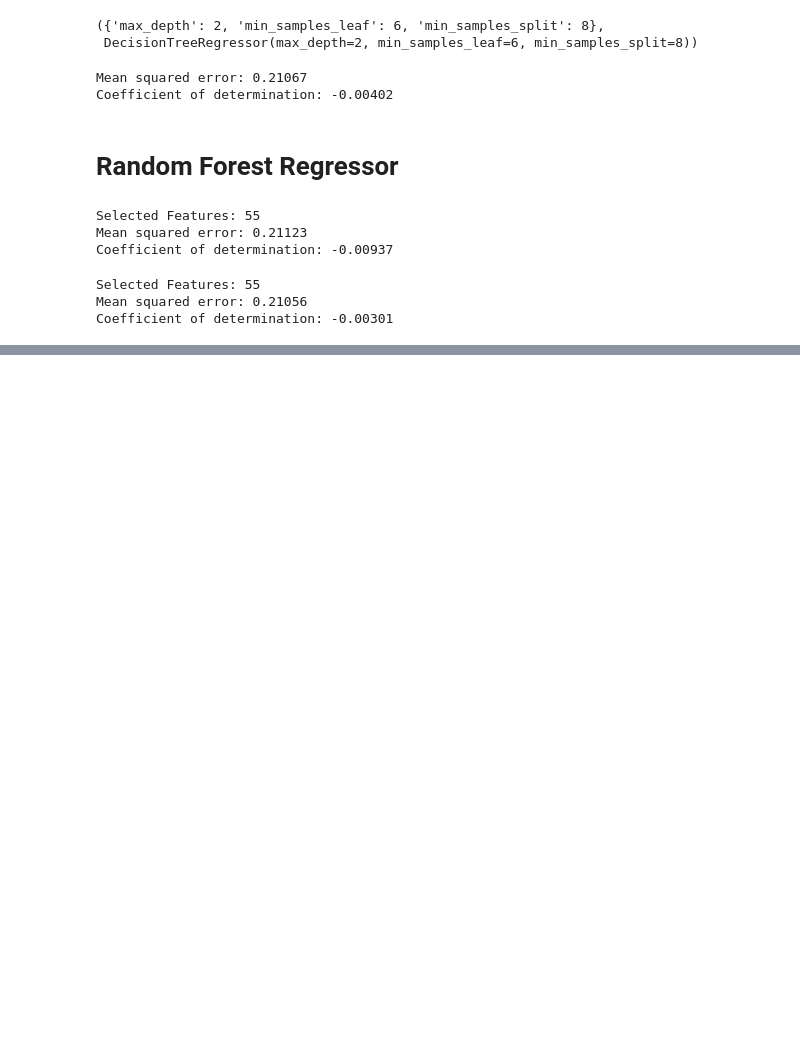
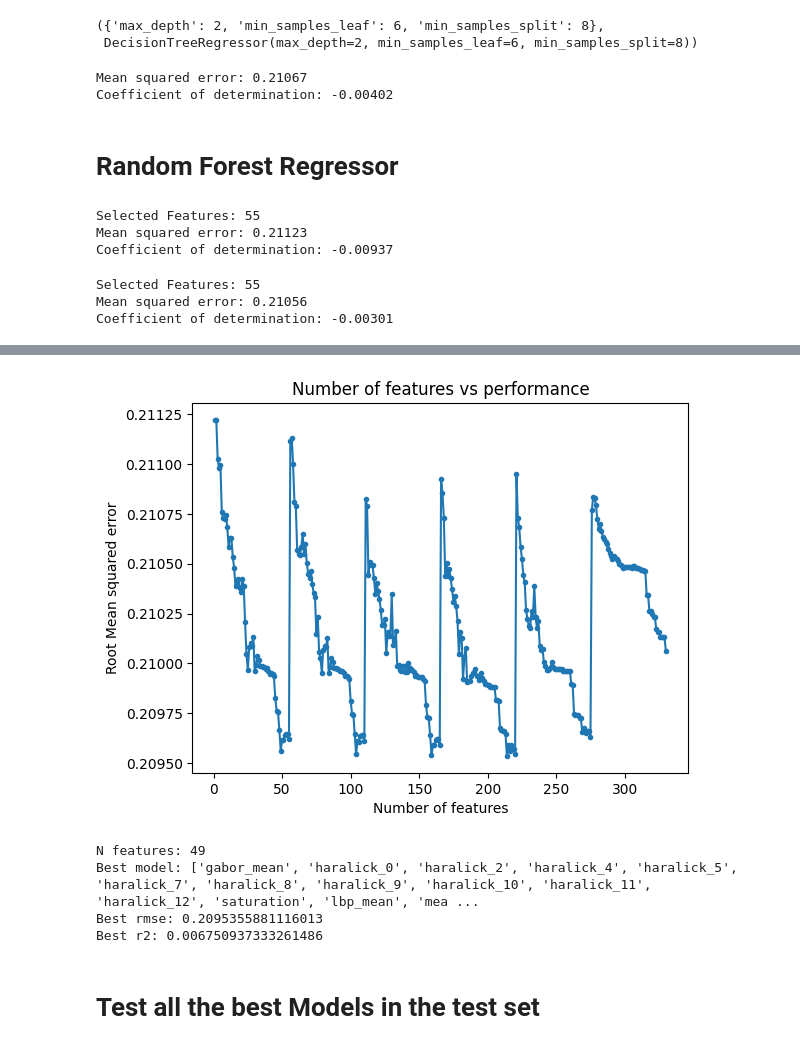
Before and after one commit to minesamaro/pawpularity-daco, a Jupyter notebook: meta_feat.ipynb, the cells around one changed output, grey strips where cells are left out. Saved outputs shown, nothing was run; the diff lists cells and outputs as text; code cells hidden in the pictures; blank space fills up the shorter version.

```diff
--- a/meta_feat.ipynb
+++ b/meta_feat.ipynb
@@ -669,0 +867,23 @@ best_estimator = grid.best_estimator_
+# %%
+# Plot the elbow curve of the RFE
+plt.plot(range(1, len(results_ridge_of['rmse']) +1), results_ridge_of['rmse'][:], marker='.')
+plt.xlabel('Number of features')
+plt.ylabel('Root Mean squared error')
+plt.title('Number of features vs performance')
+plt.show()
+# %% [output]
+[figure, added]
+# %%
+# Print the results of the best model
+best_model_idx = np.argmin(results_ridge_of['rmse'])
+print(f"N features: {results_ridge_of['num_features'][best_model_idx]}")
+print(f"Best model: {results_ridge_of['features_selected'][best_model_idx]}")
+print(f"Best rmse: {results_ridge_of['rmse'][best_model_idx]}")
+print(f"Best r2: {results_ridge_of['r2'][best_model_idx]}")
+# %% [output]
+N features: 49
+Best model: ['gabor_mean', 'haralick_0', 'haralick_2', 'haralick_4', 'haralick_5', 'haralick_7', 'haralick_8', 'haralick_9', 'haralick_10', 'haralick_11', 'haralick_12', 'saturation', 'lbp_mean', 'mea ...
+Best rmse: 0.2095355881116013
+Best r2: 0.006750937333261486
+# %% [markdown]
+# Test all the best Models in the test set
```
Also changed, not shown: parts of 14 cells of this notebook, 1 other file.
